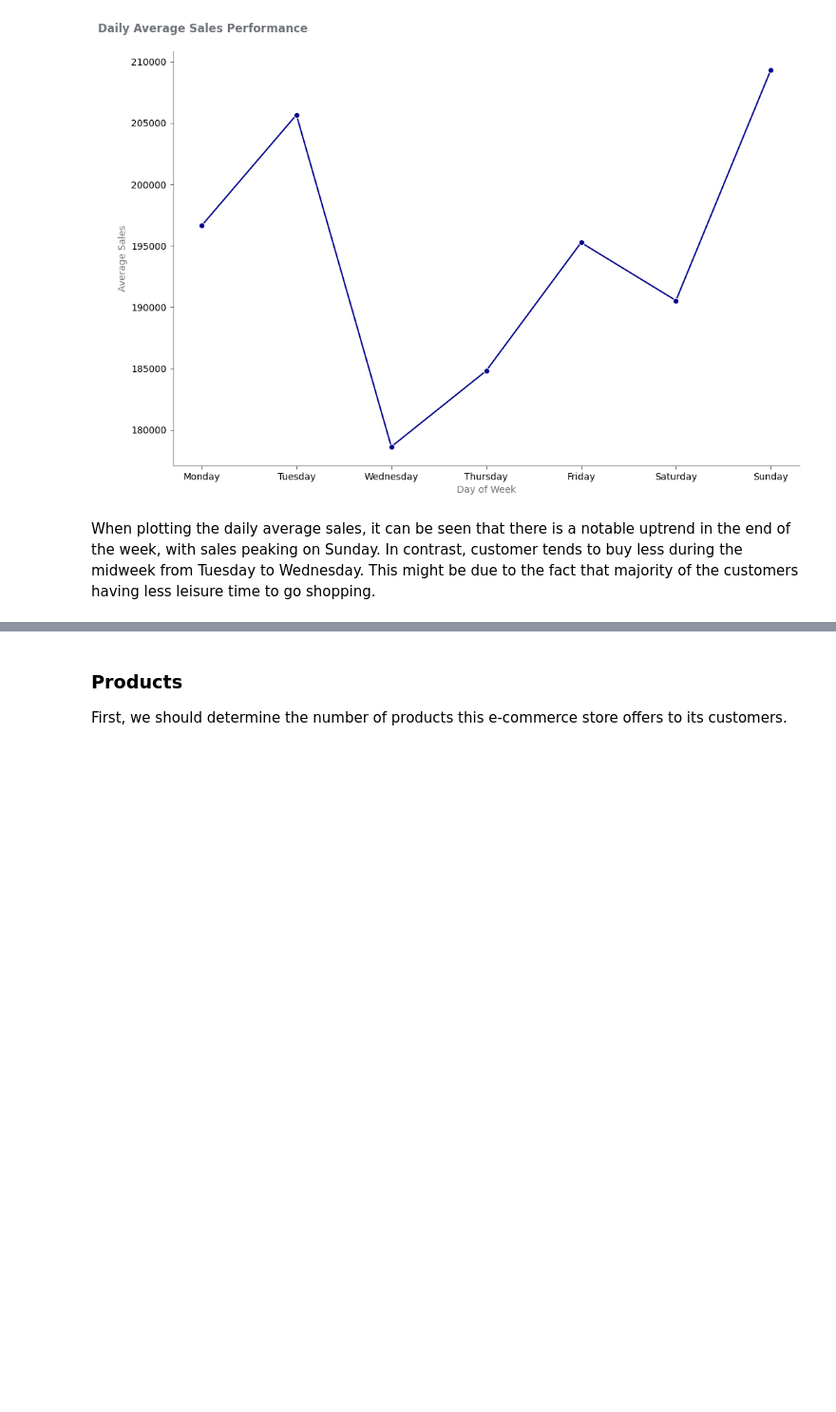
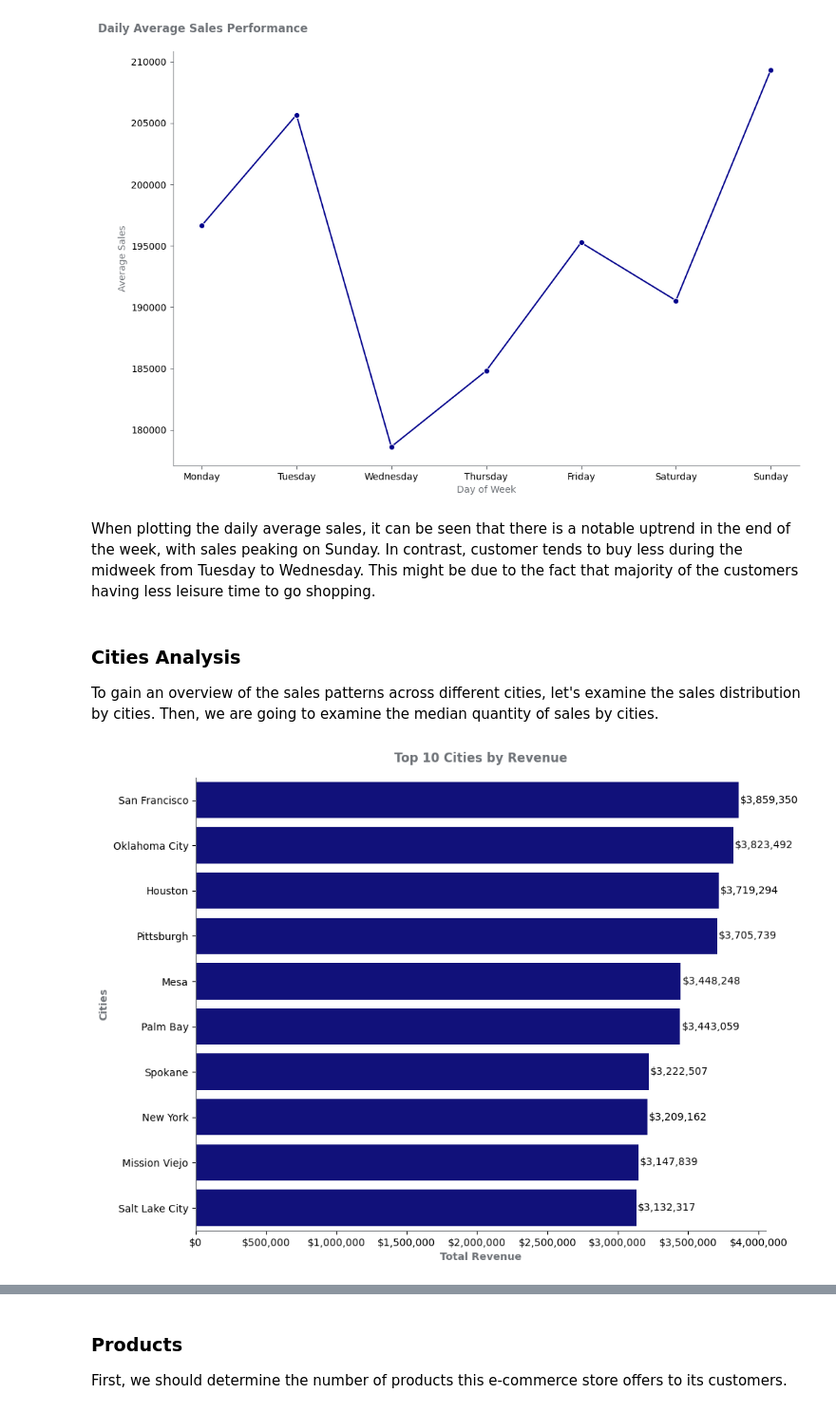
Before and after one commit to lazuardifp19/lazuardfp_portfolio, a Jupyter notebook: Ecommerce Analysis With Product-Centric RFM Analysis and K Means Clustering/ecommerce-analysis-with-product-centric-rfm-analysis-and-k-means-clustering.ipynb, the cells around one changed output, grey strips where cells are left out. Shown at 95% size. Cells and saved outputs as stored; diff of their text form; code cells hidden in the pictures; blank space fills up the shorter version.

```diff
--- a/Ecommerce Analysis With Product-Centric RFM Analysis and K Means Clustering/ecommerce-analysis-with-product-centric-rfm-analysis-and-k-means-clustering.ipynb
+++ b/Ecommerce Analysis With Product-Centric RFM Analysis and K Means Clustering/ecommerce-analysis-with-product-centric-rfm-analysis-and-k-means-clustering.ipynb
@@ -754,3 +714,44 @@ plt.show()
 [figure]
 # %% [markdown]
 When plotting the daily average sales, it can be seen that there is a notable uptrend in the end of the week, with sales peaking on Sunday. In contrast, customer tends to buy less during the midweek from Tuesday to Wednesday. This might be due to the fact that majority of the customers having less leisure time to go shopping.
+# %% [markdown]
+### **Cities Analysis**
+To gain an overview of the sales patterns across different cities, let's examine the sales distribution by cities. Then, we are going to examine the median quantity of sales by cities.
+# %%
+# Group by City and sum the Revenue
+city_revenue = df.groupby('City', as_index=False)['Revenue'].sum()
+
+# Sort by Revenue and get the top 10 cities
+top_10_city_revenue = city_revenue.sort_values('Revenue', ascending=False).head(10)
+
+# Set up the figure and axes
+fig, ax = plt.subplots(figsize=(10, 8))
+
+# Create the barplot
+sns.barplot(x='Revenue', y='City', data=top_10_city_revenue,
+            order=top_10_city_revenue['City'], color='darkblue', ax=ax)
+
+# Despine the right side
+sns.despine(right=True)
+
+# Add bar labels
+for container in ax.containers:
+    ax.bar_label(container, fmt='${:,.0f}', padding=1.5)
+
+# Set the labels
+ax.set_xlabel('Total Revenue', weight='bold', color='#6F7378')
+ax.set_ylabel('Cities', weight='bold', color='#6F7378')
+
+# Format x-axis labels to show in x00,000 format
+formatter = ticker.FuncFormatter(lambda x, pos: f"${int(x):,}")
+ax.xaxis.set_major_formatter(formatter)
+
+# Style the spine
+for spine in ax.spines.values():
+    spine.set_edgecolor('#6F7378')
+
+ax.set_title('Top 10 Cities by Revenue', pad=15, weight='bold', color='#6F7378')
+
+plt.show()
+# %% [output]
+[figure, added]
```
Also changed, not shown: parts of 27 cells of this notebook.
